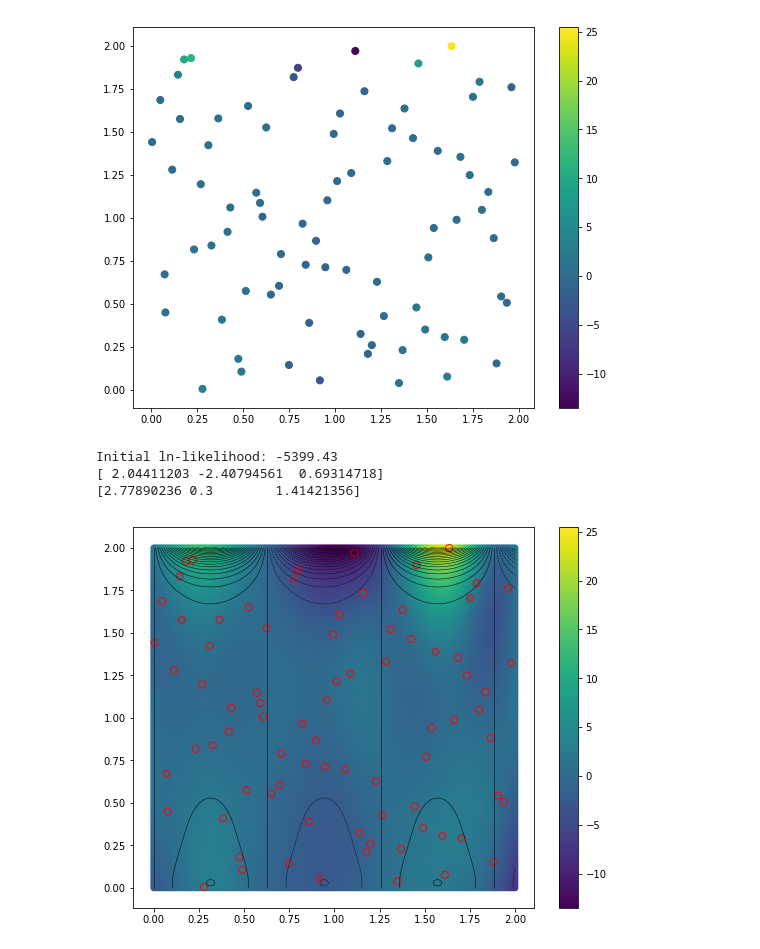
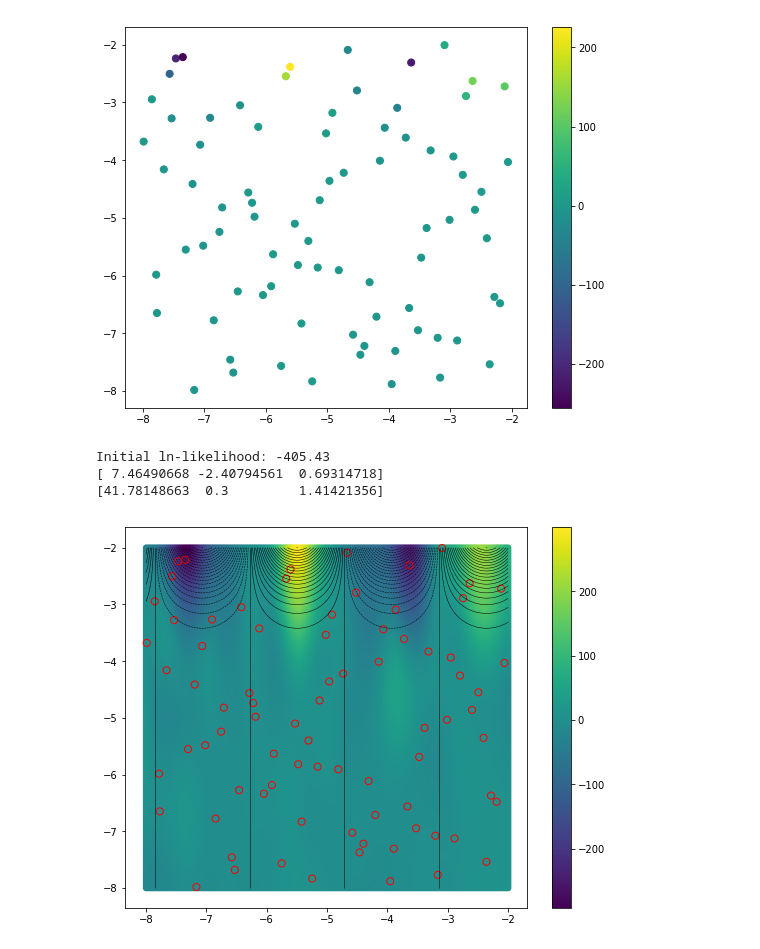
Before and after one commit to elizabethteng/crassula, a Jupyter notebook: george_2d_poly_logMenv.ipynb, the cells around one changed output. Drawn from its saved outputs; the diff is of its cells as text; code cells hidden in the pictures.

```diff
--- a/george_2d_poly_logMenv.ipynb
+++ b/george_2d_poly_logMenv.ipynb
@@ -26,12 +26,12 @@ logM_env=np.linspace(-8,-2,11)
 p=np.flip(np.polyfit(logM_env,w0,8))
 
 def polyout(x):
-    out=0
+    out=30
     for i in range(len(p)):
         out+=p[i]*(x**i)
     return out
 
-plt.scatter(logM_env,w0)
+plt.scatter(logM_env,w0+30*np.ones(11))
 x=np.linspace(-8,-2,60)
 plt.plot(x,polyout(x))
 plt.show()
@@ -40,16 +39,0 @@ plt.show()
-# %%
-w0=[-2.9086766, -3.0266216, -3.1385906, -3.2380328, -3.3243818, -3.3912644, \
-    -3.427059 , -3.4192274, -3.2926285, -2.7189488, 1.9932499]
-gamma=np.linspace(0,2,11)
-p=np.flip(np.polyfit(gamma,w0,9))
-
-def polyout(x):
-    out=3.5
-    for i in range(len(p)):
-        out+=p[i]*(x**i)
-    return out
-
-plt.scatter(gamma,w0)
-x=np.linspace(0,2,60)
-plt.plot(x,polyout(x)-3.5)
-plt.show()
@@ -58,51 +40,51 @@ plt.show()
 # %%
-r=[[0,2],[0,2]]
-x=np.array(lhsmdu.sample(2,80))
-x=x*np.array([r[0][1]-r[0][0],r[1][1]-r[1][0]])[:,np.newaxis]
-x+=np.array([r[0][0],r[1][0]])[:,np.newaxis]
+#r=[[-8,-2],[-8,-2]]
+#x=np.array(lhsmdu.sample(2,80))
+#x=x*np.array([r[0][1]-r[0][0],r[1][1]-r[1][0]])[:,np.newaxis]
+#x+=np.array([r[0][0],r[1][0]])[:,np.newaxis]
 
-with open('../grid_metadata/2dex_coords.txt', 'wb') as fp:
-    pickle.dump(np.transpose(x), fp)
+#with open('../grid_metadata/logmenvpoly_coords.txt', 'wb') as fp:
+#    pickle.dump(np.transpose(x), fp)
 
-with open ('../grid_metadata/2dex_coords.txt', 'rb') as fp:
+with open ('../grid_metadata/logmenvpoly_coords.txt', 'rb') as fp:
     x = pickle.load(fp)
 # %%
 np.random.seed(250)
 yerr=0.1*np.ones_like(x[:,0])
-y=5*np.sin(5*x[:,0])*polyout(x[:,1]) + yerr*np.random.randn(len(x))
+y=np.sin(2*x[:,0])*polyout(x[:,1]) + yerr*np.random.randn(len(x))
 
 plt.figure(figsize=(9,7))
 style = dict(cmap='viridis', vmin=np.min(y), vmax=np.max(y))
 plt.scatter(x[:, 0], x[:, 1], c=y, s=50, **style)
 plt.colorbar()
 plt.show()
 
 #kernel = np.var(y) * kernels.ExpSquaredKernel(0.3**2,ndim=2,axes=0)* kernels.PolynomialKernel(1.7,15,ndim=2,axes=1)
 kernel = np.var(y) * kernels.ExpSquaredKernel(0.3**2,ndim=2,axes=0)* kernels.ExpSquaredKernel(2,ndim=2,axes=1)
 gp = george.GP(kernel)
 gp.compute(x,yerr)
 
 print("Initial ln-likelihood: {0:.2f}".format(gp.log_likelihood(y)))
 print(gp.get_parameter_vector())
 print(np.sqrt(np.exp(gp.get_parameter_vector())))
 
-x0pred,x1pred=np.meshgrid(np.linspace(0, 2, 200),np.linspace(0, 2, 200))
+x0pred,x1pred=np.meshgrid(np.linspace(-8, -2, 200),np.linspace(-8, -2, 200))
 x_pred=list(map(lambda x, y:(x,y), np.ndarray.flatten(x0pred), np.ndarray.flatten(x1pred)))
 pred, pred_var = gp.predict(y, x_pred, return_var=True)
 
 plt.figure(figsize=(9,7))
-style = dict(cmap='viridis', vmin=np.min(y), vmax=np.max(y))
+style = dict(cmap='viridis', vmin=np.min(pred), vmax=np.max(pred))
 plt.scatter(np.array(x_pred)[:,0], np.array(x_pred)[:,1], c=pred, s=30, **style)
 plt.colorbar()
-plt.contour(x0pred,x1pred,5*np.sin(5*x0pred)*polyout(x1pred),levels=40,colors='k',linewidths=0.5)
+plt.contour(x0pred,x1pred,np.sin(2*x0pred)*polyout(x1pred),levels=40,colors='k',linewidths=0.5)
 plt.scatter(x[:, 0], x[:, 1], c=y, s=50, **style,edgecolors='r')
 plt.show()
 # %% [output]
-[figure, old version]
+[figure, new version]
-Initial ln-likelihood: -5399.43
-[ 2.04411203 -2.40794561  0.69314718]
-[2.77890236 0.3        1.41421356]
+Initial ln-likelihood: -405.43
+[ 7.46490668 -2.40794561  0.69314718]
+[41.78148663  0.3         1.41421356]
-[figure, old version]
+[figure, new version]
 # %%
 def neg_ln_like(p):
     gp.set_parameter_vector(p)
```
Also changed, not shown: parts of 8 cells of this notebook, 15 other files.
